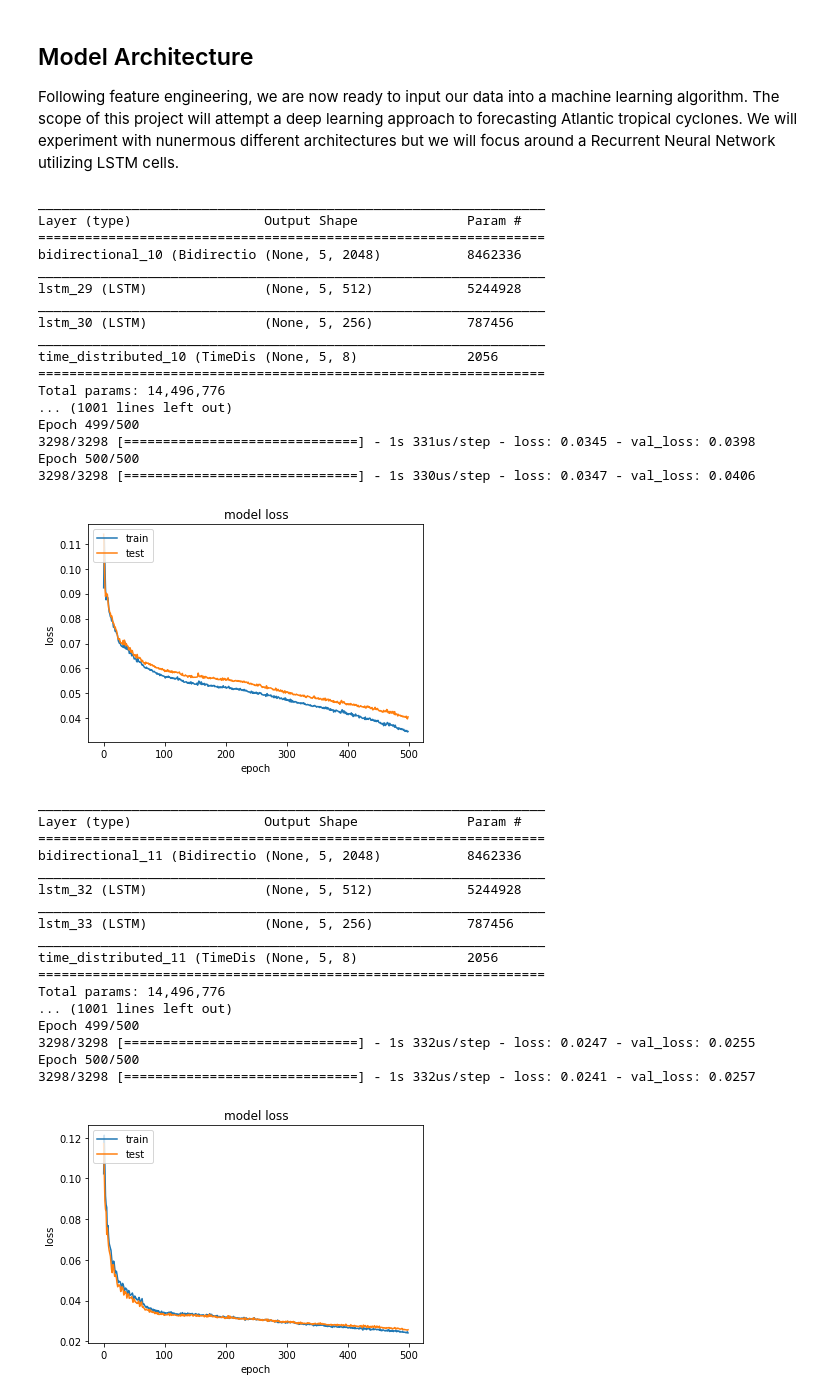
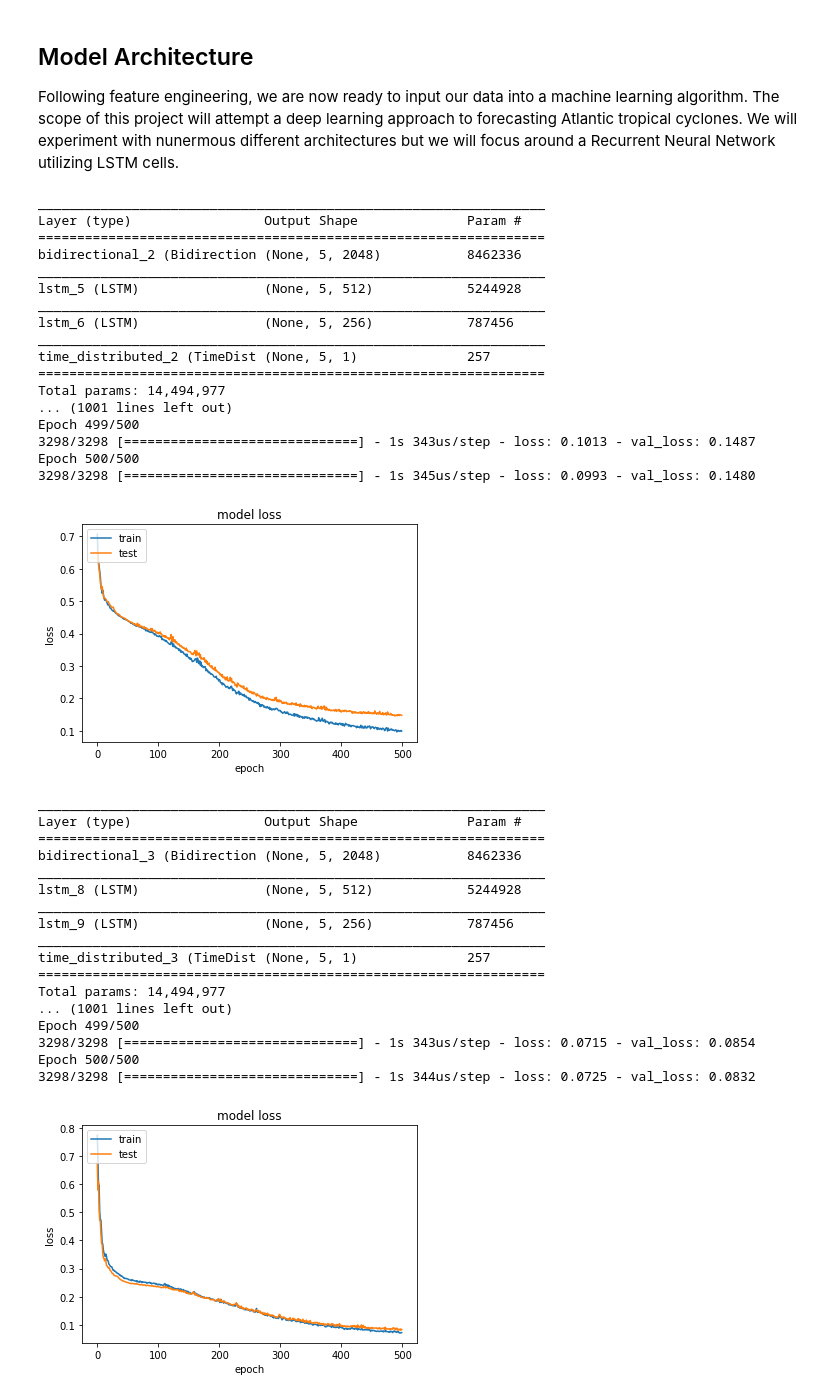
Before and after one commit to hammad93/hurricane-net, a Jupyter notebook: hurricane-net.ipynb, the cells around one changed output. Cells and saved outputs as stored; diff of their text form; code cells hidden in the pictures.

```diff
--- a/hurricane-net.ipynb
+++ b/hurricane-net.ipynb
@@ -358,14 +358,14 @@ X_train, X_test, y_train, y_test = model_selection.train_test_split(processed_da
                                                                     test_size = 0.2)
 
 # Train for wind intensity
-y_train_wind = np.array([[[features[2],0,0,0,0,0,0,0] for features in y] for y in y_train], dtype = np.float64)
-y_test_wind = np.array([[[features[2],0,0,0,0,0,0,0] for features in y] for y in y_test], dtype = np.float64)
+y_train_wind = np.array([[[features[2]] for features in y] for y in y_train], dtype = np.float64)
+y_test_wind = np.array([[[features[2]] for features in y] for y in y_test], dtype = np.float64)
 
 # Train for latitude and longitude location
-y_train_lat = np.array([[[features[0],0,0,0,0,0,0,0] for features in y] for y in y_train], dtype = np.float64)
-y_test_lat = np.array([[[features[0],0,0,0,0,0,0,0] for features in y] for y in y_test], dtype = np.float64)
-y_train_long = np.array([[[features[1],0,0,0,0,0,0,0] for features in y] for y in y_train], dtype = np.float64)
-y_test_long = np.array([[[features[1],0,0,0,0,0,0,0] for features in y] for y in y_test], dtype = np.float64)
+y_train_lat = np.array([[[features[0]] for features in y] for y in y_train], dtype = np.float64)
+y_test_lat = np.array([[[features[0]] for features in y] for y in y_test], dtype = np.float64)
+y_train_long = np.array([[[features[1]] for features in y] for y in y_train], dtype = np.float64)
+y_test_long = np.array([[[features[1]] for features in y] for y in y_test], dtype = np.float64)
 
 
 def bd_lstm_td(X_train, y_train, X_test, y_test) :
@@ -373,7 +373,7 @@ def bd_lstm_td(X_train, y_train, X_test, y_test) :
     model.add(Bidirectional(LSTM(units = 1024, return_sequences = True, dropout = 0.05), input_shape = (5,8)))
     model.add(LSTM(units = 512, return_sequences = True, dropout = 0.05))
     model.add(LSTM(units = 256, return_sequences = True, dropout = 0.05))
-    model.add(TimeDistributed(Dense(8)))
+    model.add(TimeDistributed(Dense(1)))
     model.compile(loss='mae', optimizer='adam')
     print(model.summary())
     history = model.fit(X_train, y_train, batch_size = len(X_train), epochs = 500,
@@ -386,59 +386,59 @@ def bd_lstm_td(X_train, y_train, X_test, y_test) :
     plt.ylabel('loss')
     plt.xlabel('epoch')
     plt.legend(['train', 'test'], loc='upper left')
     plt.show()
     return model
 
 def lstm_td(X_train, X_test, y_train, y_test) :
     model = Sequential()
     model.add(LSTM(units = 1024, input_shape = (5,8), return_sequences = True))
     model.add(TimeDistributed(Dense(8)))
     model.compile(loss='mean_squared_error', optimizer='adam')
     print(model.summary())
     model.fit(X_train, y_train, batch_size = len(X_train), epochs = 300)
 
     return model
 
 model_wind = bd_lstm_td(X_train, y_train_wind, X_test, y_test_wind)
 model_lat = bd_lstm_td(X_train, y_train_lat, X_test, y_test_lat)
 model_long = bd_lstm_td(X_train, y_train_long, X_test, y_test_long)
 # %% [output]
 _________________________________________________________________
 Layer (type)                 Output Shape              Param #
 =================================================================
-bidirectional_10 (Bidirectio (None, 5, 2048)           8462336
+bidirectional_2 (Bidirection (None, 5, 2048)           8462336
 _________________________________________________________________
-lstm_29 (LSTM)               (None, 5, 512)            5244928
+lstm_5 (LSTM)                (None, 5, 512)            5244928
 _________________________________________________________________
-lstm_30 (LSTM)               (None, 5, 256)            787456
+lstm_6 (LSTM)                (None, 5, 256)            787456
 _________________________________________________________________
-time_distributed_10 (TimeDis (None, 5, 8)              2056
+time_distributed_2 (TimeDist (None, 5, 1)              257
 =================================================================
-Total params: 14,496,776
+Total params: 14,494,977
 ... (1001 lines left out)
 Epoch 499/500
-3298/3298 [==============================] - 1s 331us/step - loss: 0.0345 - val_loss: 0.0398
+3298/3298 [==============================] - 1s 343us/step - loss: 0.1013 - val_loss: 0.1487
 Epoch 500/500
-3298/3298 [==============================] - 1s 330us/step - loss: 0.0347 - val_loss: 0.0406
+3298/3298 [==============================] - 1s 345us/step - loss: 0.0993 - val_loss: 0.1480
-[figure, old version]
+[figure, new version]
 _________________________________________________________________
 Layer (type)                 Output Shape              Param #
 =================================================================
-bidirectional_11 (Bidirectio (None, 5, 2048)           8462336
+bidirectional_3 (Bidirection (None, 5, 2048)           8462336
 _________________________________________________________________
-lstm_32 (LSTM)               (None, 5, 512)            5244928
+lstm_8 (LSTM)                (None, 5, 512)            5244928
 _________________________________________________________________
-lstm_33 (LSTM)               (None, 5, 256)            787456
+lstm_9 (LSTM)                (None, 5, 256)            787456
 _________________________________________________________________
-time_distributed_11 (TimeDis (None, 5, 8)              2056
+time_distributed_3 (TimeDist (None, 5, 1)              257
 =================================================================
-Total params: 14,496,776
+Total params: 14,494,977
 ... (1001 lines left out)
 Epoch 499/500
-3298/3298 [==============================] - 1s 332us/step - loss: 0.0247 - val_loss: 0.0255
+3298/3298 [==============================] - 1s 343us/step - loss: 0.0715 - val_loss: 0.0854
 Epoch 500/500
-3298/3298 [==============================] - 1s 332us/step - loss: 0.0241 - val_loss: 0.0257
+3298/3298 [==============================] - 1s 344us/step - loss: 0.0725 - val_loss: 0.0832
-[figure, old version]
+[figure, new version]
 _________________________________________________________________
 Layer (type)                 Output Shape              Param #
 =================================================================
```
Also changed, not shown: parts of 6 cells of this notebook.
